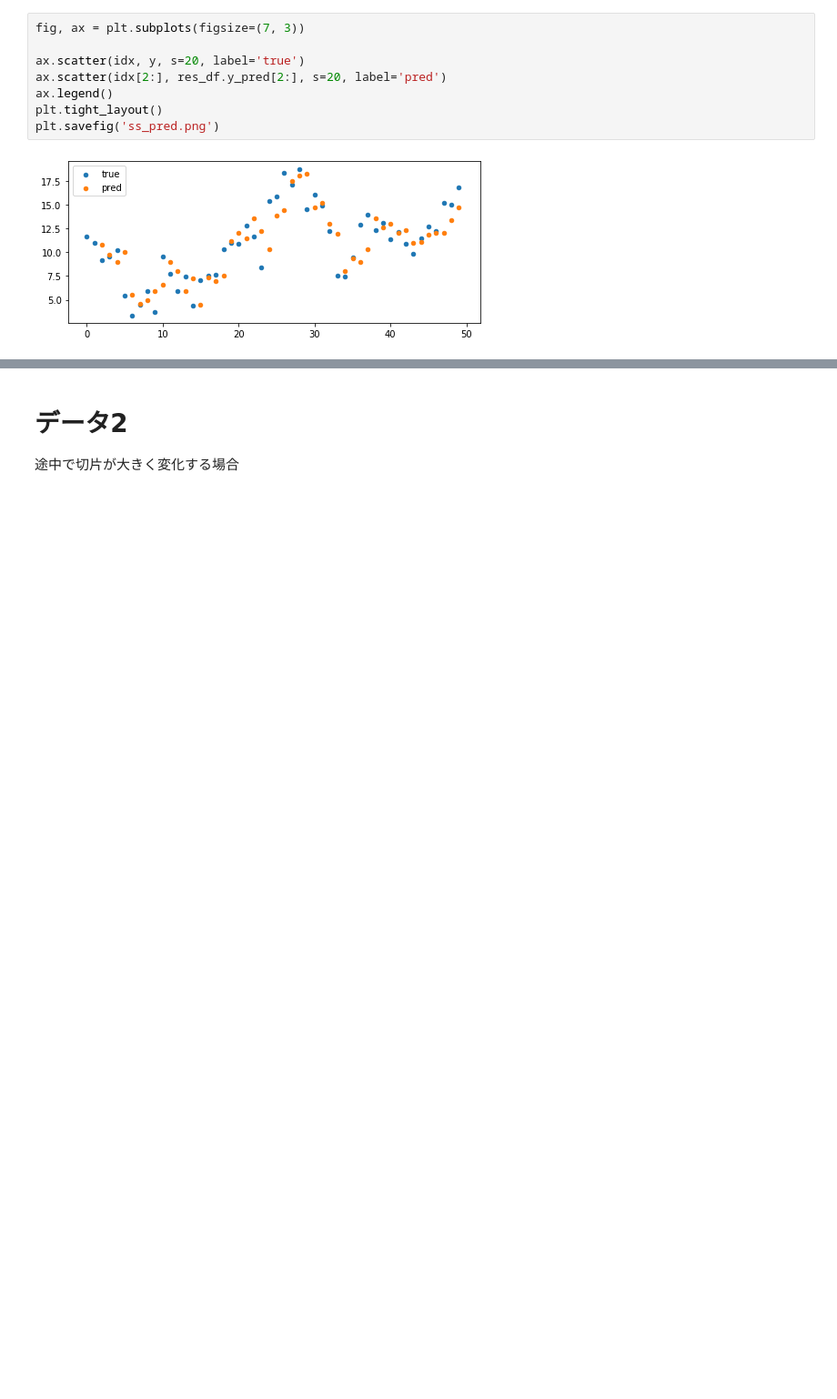
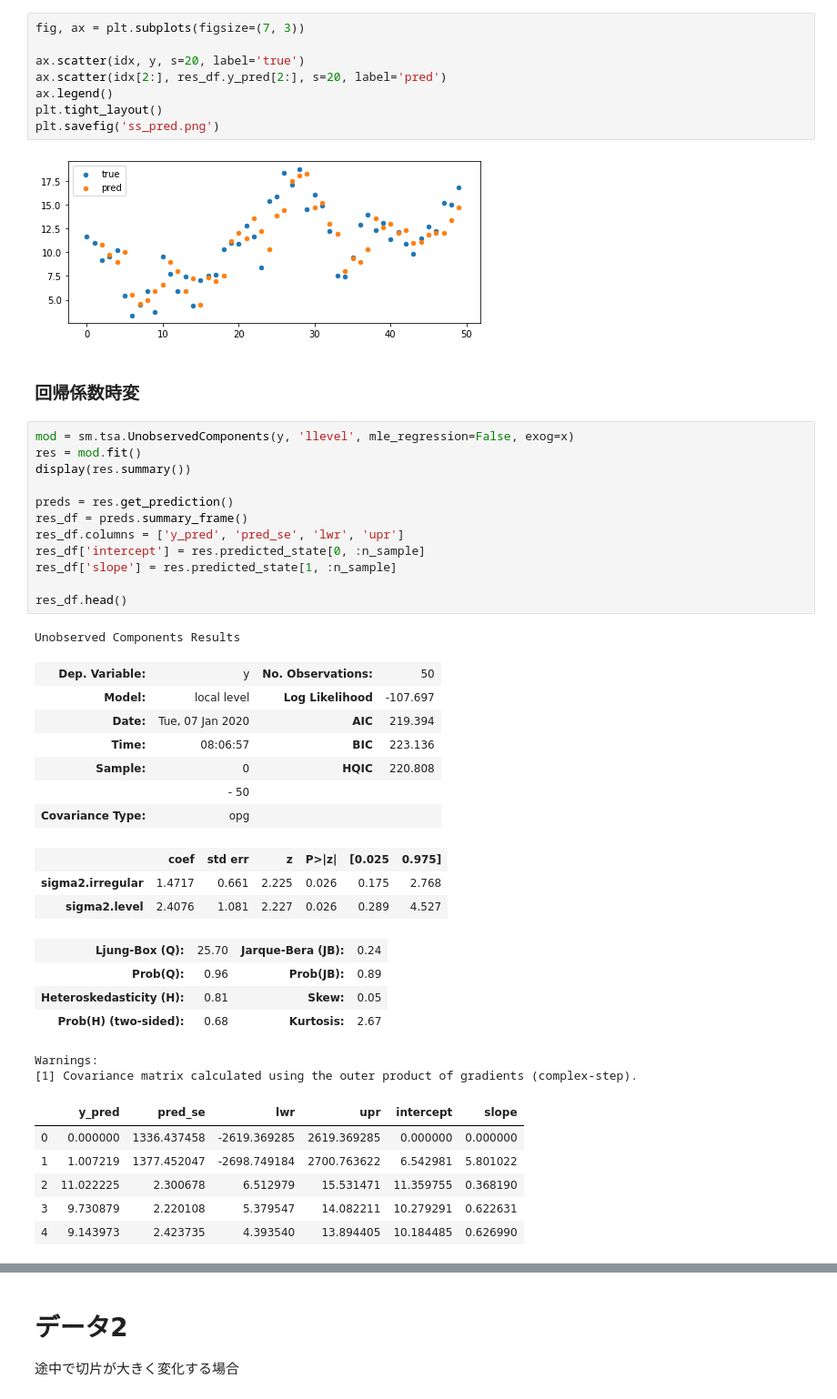
Before and after one commit to Hominine720202/StateSpaceModel, a Jupyter notebook: SimulateRegressionModel.ipynb, the cells around one changed output, grey strips where cells are left out. Shown at 91% size. Saved outputs shown, nothing was run; the diff lists cells and outputs as text; blank space fills up the shorter version.

```diff
--- a/SimulateRegressionModel.ipynb
+++ b/SimulateRegressionModel.ipynb
@@ -197,3 +204,41 @@ plt.tight_layout()
 plt.savefig('ss_pred.png')
 # %% [output]
 [figure]
+# %% [markdown]
+### 回帰係数時変
+# %%
+mod = sm.tsa.UnobservedComponents(y, 'llevel', mle_regression=False, exog=x)
+res = mod.fit()
+display(res.summary())
+
+preds = res.get_prediction()
+res_df = preds.summary_frame()
+res_df.columns = ['y_pred', 'pred_se', 'lwr', 'upr']
+res_df['intercept'] = res.predicted_state[0, :n_sample]
+res_df['slope'] = res.predicted_state[1, :n_sample]
+
+res_df.head()
+# %% [output]
+Unobserved Components Results
+| Dep. Variable: | y | No. Observations: | 50 |
+| Model: | local level | Log Likelihood | -107.697 |
+| Date: | Tue, 07 Jan 2020 | AIC | 219.394 |
+| Time: | 08:06:57 | BIC | 223.136 |
+| Sample: | 0 | HQIC | 220.808 |
+|  | - 50 |  |  |
+| Covariance Type: | opg |  |  |
+|  | coef | std err | z | P>|z| | [0.025 | 0.975] |
+| sigma2.irregular | 1.4717 | 0.661 | 2.225 | 0.026 | 0.175 | 2.768 |
+| sigma2.level | 2.4076 | 1.081 | 2.227 | 0.026 | 0.289 | 4.527 |
+| Ljung-Box (Q): | 25.70 | Jarque-Bera (JB): | 0.24 |
+| Prob(Q): | 0.96 | Prob(JB): | 0.89 |
+| Heteroskedasticity (H): | 0.81 | Skew: | 0.05 |
+| Prob(H) (two-sided): | 0.68 | Kurtosis: | 2.67 |
+Warnings:
+[1] Covariance matrix calculated using the outer product of gradients (complex-step).
+|  | y_pred | pred_se | lwr | upr | intercept | slope |
+| 0 | 0.000000 | 1336.437458 | -2619.369285 | 2619.369285 | 0.000000 | 0.000000 |
+| 1 | 1.007219 | 1377.452047 | -2698.749184 | 2700.763622 | 6.542981 | 5.801022 |
+| 2 | 11.022225 | 2.300678 | 6.512979 | 15.531471 | 11.359755 | 0.368190 |
+| 3 | 9.730879 | 2.220108 | 5.379547 | 14.082211 | 10.279291 | 0.622631 |
+| 4 | 9.143973 | 2.423735 | 4.393540 | 13.894405 | 10.184485 | 0.626990 |
```
Also changed, not shown: parts of 8 cells of this notebook.
